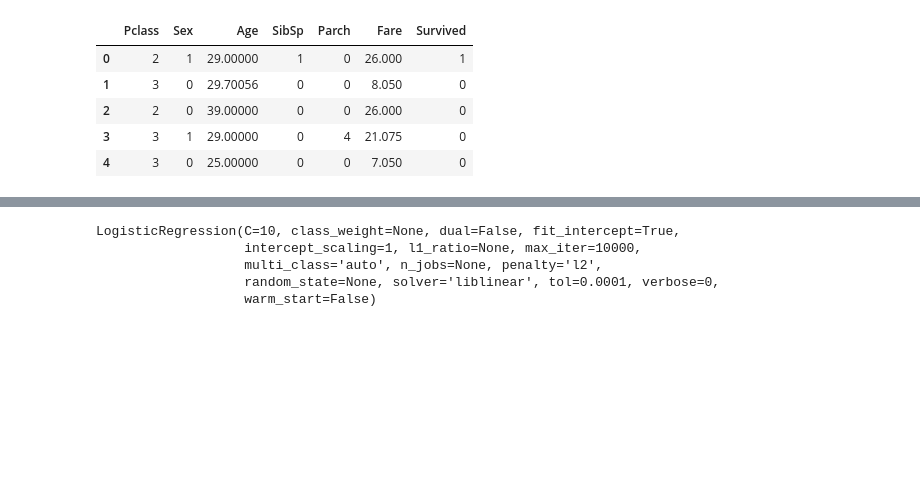
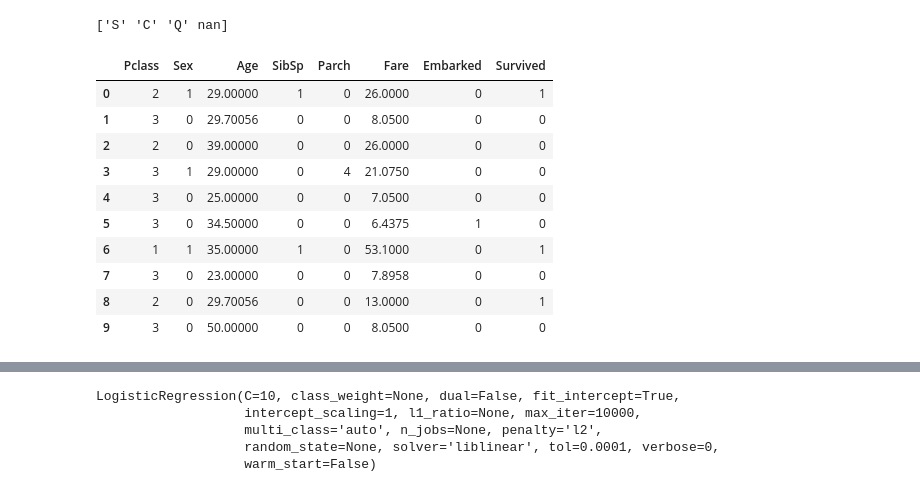
Before and after one commit to ankit-akp/DS-ML-Tutorial, a Jupyter notebook: Machine Learning/ml assignment/Logistic regression assignment.ipynb, the cells around one changed output, grey strips where cells are left out. Cells and saved outputs as stored; diff of their text form; code cells hidden in the pictures; blank space fills up the shorter version.

```diff
--- a/Machine Learning/ml assignment/Logistic regression assignment.ipynb
+++ b/Machine Learning/ml assignment/Logistic regression assignment.ipynb
@@ -35,33 +35,49 @@ df.head(20)
 # print(df['Age'].mean())
 
 # print(df.head(10))
+df.describe()
+print(pd.unique(df['Embarked']))
+# %% [output]
+['S' 'C' 'Q' nan]
 # %%
 def cleaningData(df):
     df.drop('Name',axis=1,inplace=True)
     df.drop('Ticket',axis=1,inplace=True)
     df.drop('Cabin',axis=1,inplace=True)
-    df.drop('Embarked',axis=1,inplace=True)
+#     df.drop('Embarked',axis=1,inplace=True)
     # handling NAN in ages
     df['Age'].fillna(df['Age'].mean(), inplace = True)
 
+    def adjustEmbarked(s):
+        if s=='S':
+            return 0
+        elif s=='C':
+            return 1
+        else:
+            return 2
 
     def func(s):
         if s == 'male':
             return 0
         else:
             return 1
 
     df['Sex'] = df.Sex.apply(func)
-
+    df['Embarked']=df.Embarked.apply(adjustEmbarked)
 cleaningData(df)
-df.head()
+df.head(10)
 # %% [output]
-|  | Pclass | Sex | Age | SibSp | Parch | Fare | Survived |
-| 0 | 2 | 1 | 29.00000 | 1 | 0 | 26.000 | 1 |
-| 1 | 3 | 0 | 29.70056 | 0 | 0 | 8.050 | 0 |
-| 2 | 2 | 0 | 39.00000 | 0 | 0 | 26.000 | 0 |
-| 3 | 3 | 1 | 29.00000 | 0 | 4 | 21.075 | 0 |
-| 4 | 3 | 0 | 25.00000 | 0 | 0 | 7.050 | 0 |
+|  | Pclass | Sex | Age | SibSp | Parch | Fare | Embarked | Survived |
+| 0 | 2 | 1 | 29.00000 | 1 | 0 | 26.0000 | 0 | 1 |
+| 1 | 3 | 0 | 29.70056 | 0 | 0 | 8.0500 | 0 | 0 |
+| 2 | 2 | 0 | 39.00000 | 0 | 0 | 26.0000 | 0 | 0 |
+| 3 | 3 | 1 | 29.00000 | 0 | 4 | 21.0750 | 0 | 0 |
+| 4 | 3 | 0 | 25.00000 | 0 | 0 | 7.0500 | 0 | 0 |
+| 5 | 3 | 0 | 34.50000 | 0 | 0 | 6.4375 | 1 | 0 |
+| 6 | 1 | 1 | 35.00000 | 1 | 0 | 53.1000 | 0 | 1 |
+| 7 | 3 | 0 | 23.00000 | 0 | 0 | 7.8958 | 0 | 0 |
+| 8 | 2 | 0 | 29.70056 | 0 | 0 | 13.0000 | 0 | 1 |
+| 9 | 3 | 0 | 50.00000 | 0 | 0 | 8.0500 | 0 | 0 |
 # %%
 df.shape
 # %% [output]
```
Also changed, not shown: parts of 6 cells of this notebook, 1 other file.
